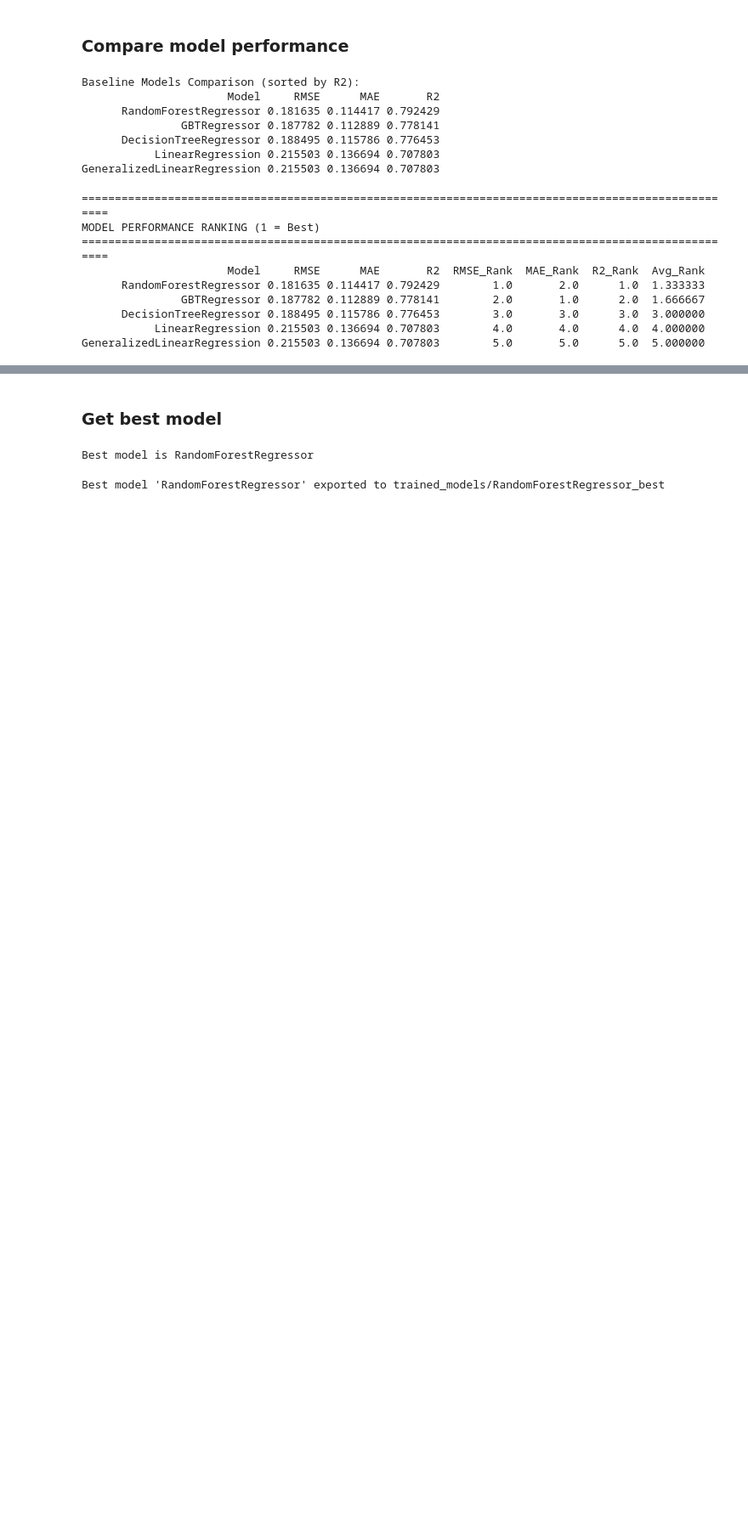
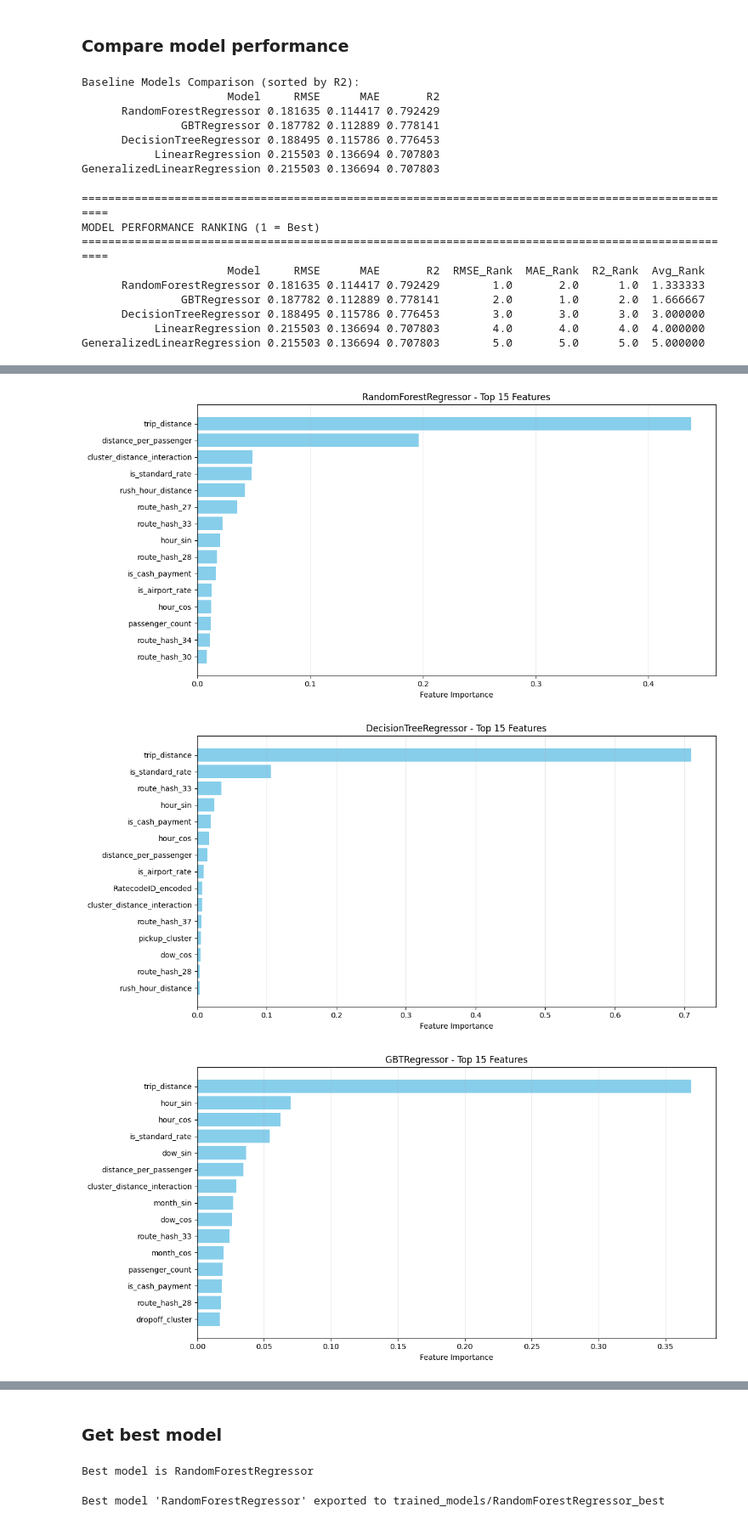
Before and after one commit to chawthinn/nyc-yellow-taxi-ml-modeling-jan-aug-2023, a Jupyter notebook: AML3603_FinalProject_part3.ipynb, the cells around one changed output, grey strips where cells are left out. Shown at 85% size. Saved outputs shown, nothing was run; the diff lists cells and outputs as text; code cells hidden in the pictures; blank space fills up the shorter version.

```diff
--- a/AML3603_FinalProject_part3.ipynb
+++ b/AML3603_FinalProject_part3.ipynb
@@ -388 +395,52 @@ GeneralizedLinearRegression 0.215503 0.136694 0.707803        5.0       5.0
+# %%
+import matplotlib.pyplot as plt
+
+# Define tree-based models that have feature importance
+tree_models = ["RandomForestRegressor", "DecisionTreeRegressor", "GBTRegressor"]
+
+# Create feature name mapping
+feature_names_map = {}
+idx = 0
+
+# Add numeric features (0-23)
+for col in numeric_cols:
+    feature_names_map[idx] = col
+    idx += 1
+
+# Add one-hot encoded features (24-33)
+for col in low_card_cols:
+    feature_names_map[idx] = f"{col}_encoded"
+    idx += 1
+
+# Extract and visualize feature importance for each tree-based model
+top_features_dict = {}
+for model_name in tree_models:
+    if model_name in trained_models:
+        model = trained_models[model_name]
+        importances = model.featureImportances.toArray()
+
+        # Get top 15 features with names
+        top_indices = importances.argsort()[-15:][::-1]
+        feature_labels = [feature_names_map.get(idx, f"route_hash_{idx}") for idx in top_indices]
+
+        # Save for later use
+        top_features_dict[model_name] = {
+            "indices": top_indices.tolist(),
+            "labels": feature_labels
+        }
+
+        # Create plot
+        plt.figure(figsize=(12, 6))
+        plt.barh(range(len(top_indices)), importances[top_indices], color='skyblue')
+        plt.yticks(range(len(top_indices)), feature_labels)
+        plt.xlabel('Feature Importance')
+        plt.title(f'{model_name} - Top 15 Features')
+        plt.gca().invert_yaxis()
+        plt.grid(axis='x', alpha=0.3)
+        plt.tight_layout()
+        plt.show()
+# %% [output]
+[figure, added]
+[figure, added]
+[figure, added]
 # %% [markdown]
```
Also changed, not shown: parts of 8 cells of this notebook.
